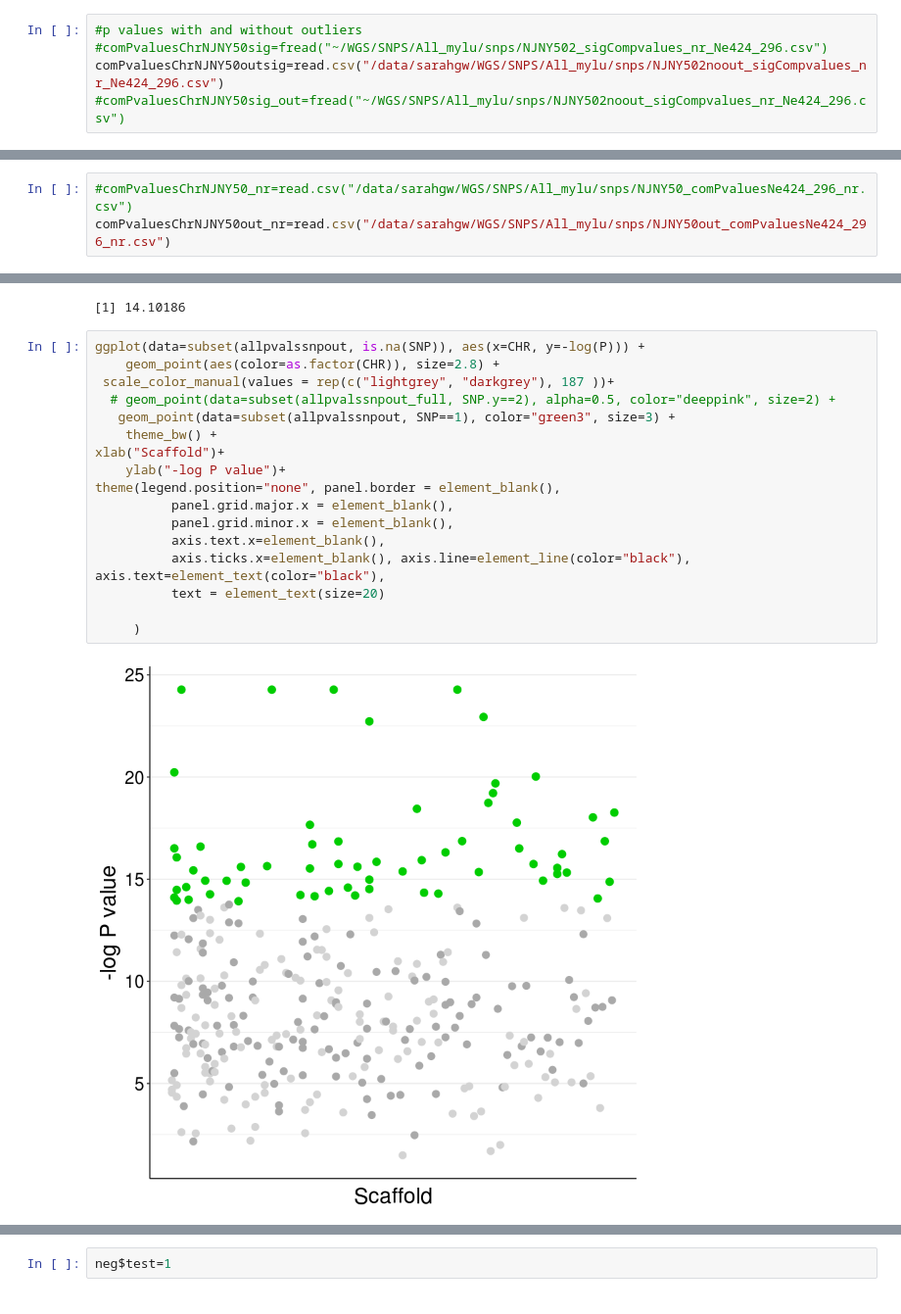
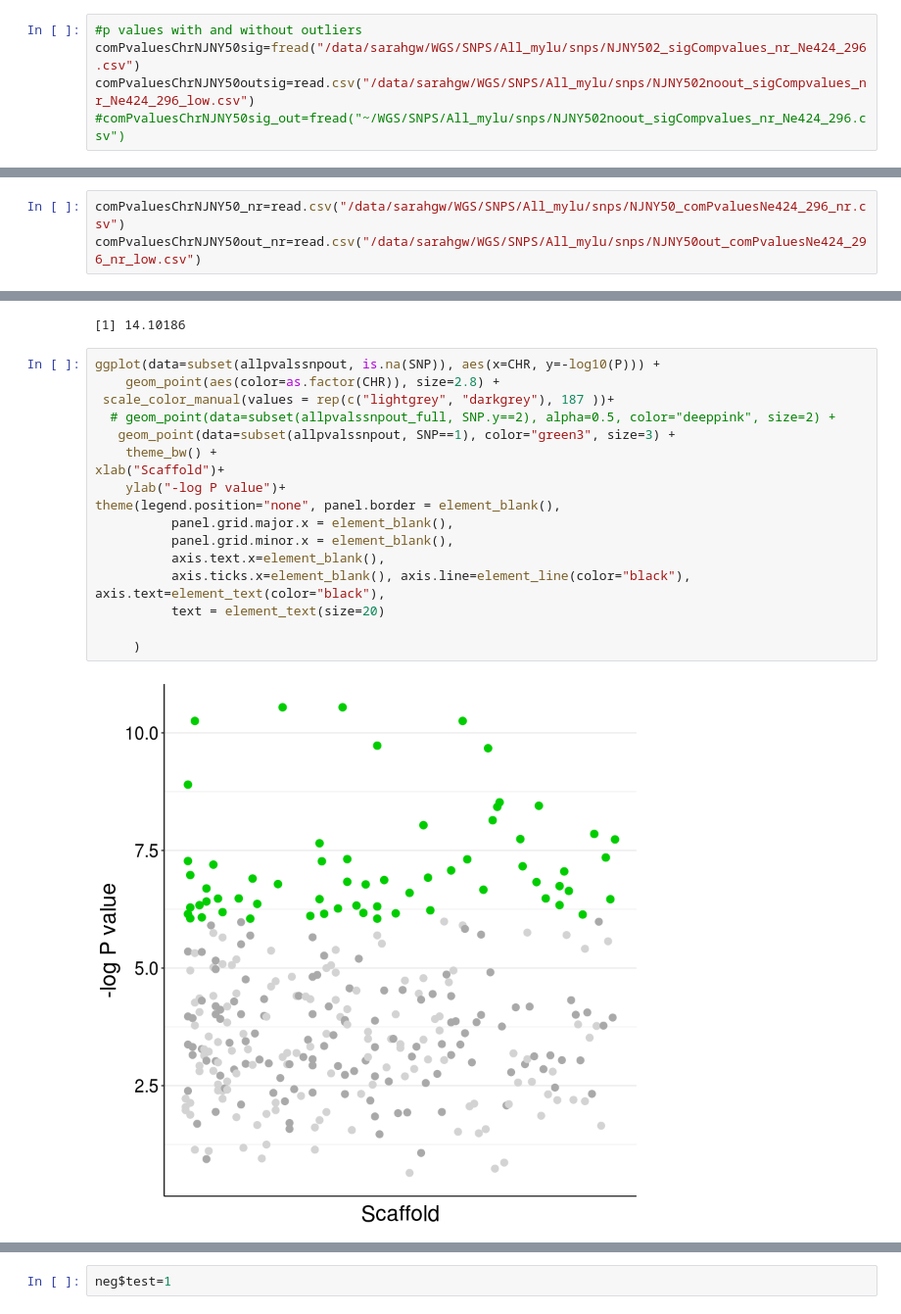
Before and after one commit to sagw/WNS_WGS, a Jupyter notebook: Notebooks/Angsd_all_SNP_graphs.ipynb, the cells around one changed output, grey strips where cells are left out. Shown at 98% size. Saved outputs shown, nothing was run; the diff lists cells and outputs as text.

```diff
--- a/Notebooks/Angsd_all_SNP_graphs.ipynb
+++ b/Notebooks/Angsd_all_SNP_graphs.ipynb
@@ -672,7 +683,7 @@ head(njnyeusnpAll)
 # %%
 #p values with and without outliers
-#comPvaluesChrNJNY50sig=fread("~/WGS/SNPS/All_mylu/snps/NJNY502_sigCompvalues_nr_Ne424_296.csv")
-comPvaluesChrNJNY50outsig=read.csv("/data/sarahgw/WGS/SNPS/All_mylu/snps/NJNY502noout_sigCompvalues_nr_Ne424_296.csv")
+comPvaluesChrNJNY50sig=fread("/data/sarahgw/WGS/SNPS/All_mylu/snps/NJNY502_sigCompvalues_nr_Ne424_296.csv")
+comPvaluesChrNJNY50outsig=read.csv("/data/sarahgw/WGS/SNPS/All_mylu/snps/NJNY502noout_sigCompvalues_nr_Ne424_296_low.csv")
 #comPvaluesChrNJNY50sig_out=fread("~/WGS/SNPS/All_mylu/snps/NJNY502noout_sigCompvalues_nr_Ne424_296.csv")
 # %%
 nrow(comPvaluesChrNJNY50outsig)
@@ -801,8 +824,8 @@ dev.off()
 # %% [markdown]
 Now plot all pvalues with significant snps highleted
 # %%
-#comPvaluesChrNJNY50_nr=read.csv("/data/sarahgw/WGS/SNPS/All_mylu/snps/NJNY50_comPvaluesNe424_296_nr.csv")
-comPvaluesChrNJNY50out_nr=read.csv("/data/sarahgw/WGS/SNPS/All_mylu/snps/NJNY50out_comPvaluesNe424_296_nr.csv")
+comPvaluesChrNJNY50_nr=read.csv("/data/sarahgw/WGS/SNPS/All_mylu/snps/NJNY50_comPvaluesNe424_296_nr.csv")
+comPvaluesChrNJNY50out_nr=read.csv("/data/sarahgw/WGS/SNPS/All_mylu/snps/NJNY50out_comPvaluesNe424_296_nr_low.csv")
 # %%
 head(comPvaluesChrNJNY50out_nr)
 # %% [output]
@@ -956,22 +965,22 @@ head(allpvalssnpout)
 # %% [output]
 [1] 14.10186
 # %%
-ggplot(data=subset(allpvalssnpout, is.na(SNP)), aes(x=CHR, y=-log(P))) +
+ggplot(data=subset(allpvalssnpout, is.na(SNP)), aes(x=CHR, y=-log10(P))) +
     geom_point(aes(color=as.factor(CHR)), size=2.8) +
  scale_color_manual(values = rep(c("lightgrey", "darkgrey"), 187 ))+
   # geom_point(data=subset(allpvalssnpout_full, SNP.y==2), alpha=0.5, color="deeppink", size=2) +
    geom_point(data=subset(allpvalssnpout, SNP==1), color="green3", size=3) +
     theme_bw() +
 xlab("Scaffold")+
     ylab("-log P value")+
 theme(legend.position="none", panel.border = element_blank(),
           panel.grid.major.x = element_blank(),
           panel.grid.minor.x = element_blank(),
           axis.text.x=element_blank(),
           axis.ticks.x=element_blank(), axis.line=element_line(color="black"), axis.text=element_text(color="black"),
           text = element_text(size=20)
 
      )
 # %% [output]
-[figure, old version]
+[figure, new version]
 # %%
```
Also changed, not shown: parts of 56 cells of this notebook, 25 other files.
